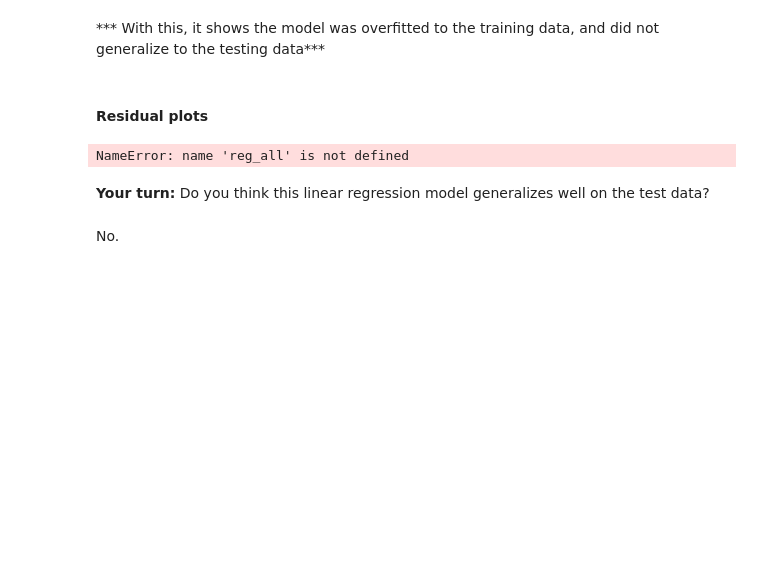
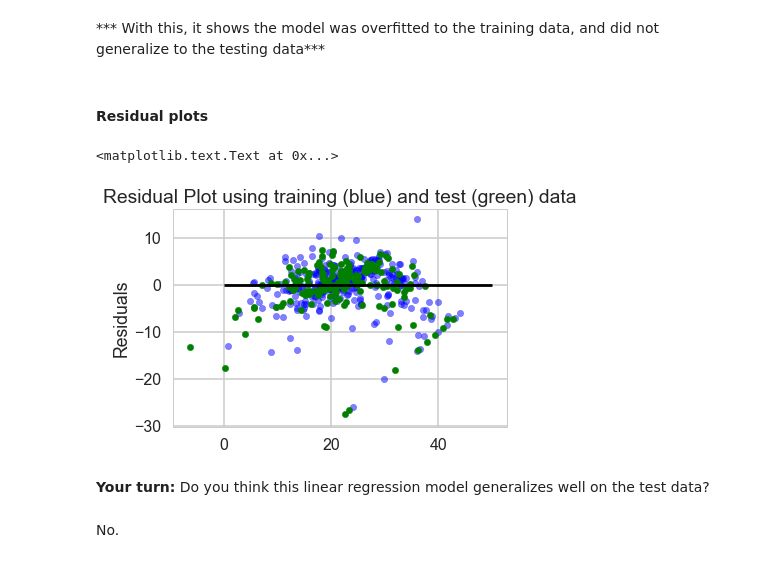
Before and after one commit to andyogah/Mini_Project_Linear_Regression, a Jupyter notebook: Mini_Project_Linear_Regression.ipynb, the cells around one changed output. Cells and saved outputs as stored; diff of their text form; code cells hidden in the pictures; blank space fills up the shorter version.

```diff
--- a/Mini_Project_Linear_Regression.ipynb
+++ b/Mini_Project_Linear_Regression.ipynb
@@ -767,13 +767,14 @@ print(mseTEST2)
 # %% [markdown]
 #### Residual plots
 # %%
-plt.scatter(reg_all.predict(X_train), reg_all.predict(X_train) - y_train, c='b', s=40, alpha=0.5)
-plt.scatter(reg_all.predict(X_test), reg_all.predict(X_test) - y_test, c='g', s=40)
+plt.scatter(lm.predict(X_train), lm.predict(X_train) - y_train, c='b', s=40, alpha=0.5)
+plt.scatter(lm.predict(X_test), lm.predict(X_test) - y_test, c='g', s=40)
 plt.hlines(y = 0, xmin=0, xmax = 50)
 plt.title('Residual Plot using training (blue) and test (green) data')
 plt.ylabel('Residuals')
 # %% [output]
-NameError: name 'reg_all' is not defined
+<matplotlib.text.Text at 0x...>
+[figure, added]
 # %% [markdown]
 **Your turn:** Do you think this linear regression model generalizes well on the test data?
 # %% [markdown]
```
